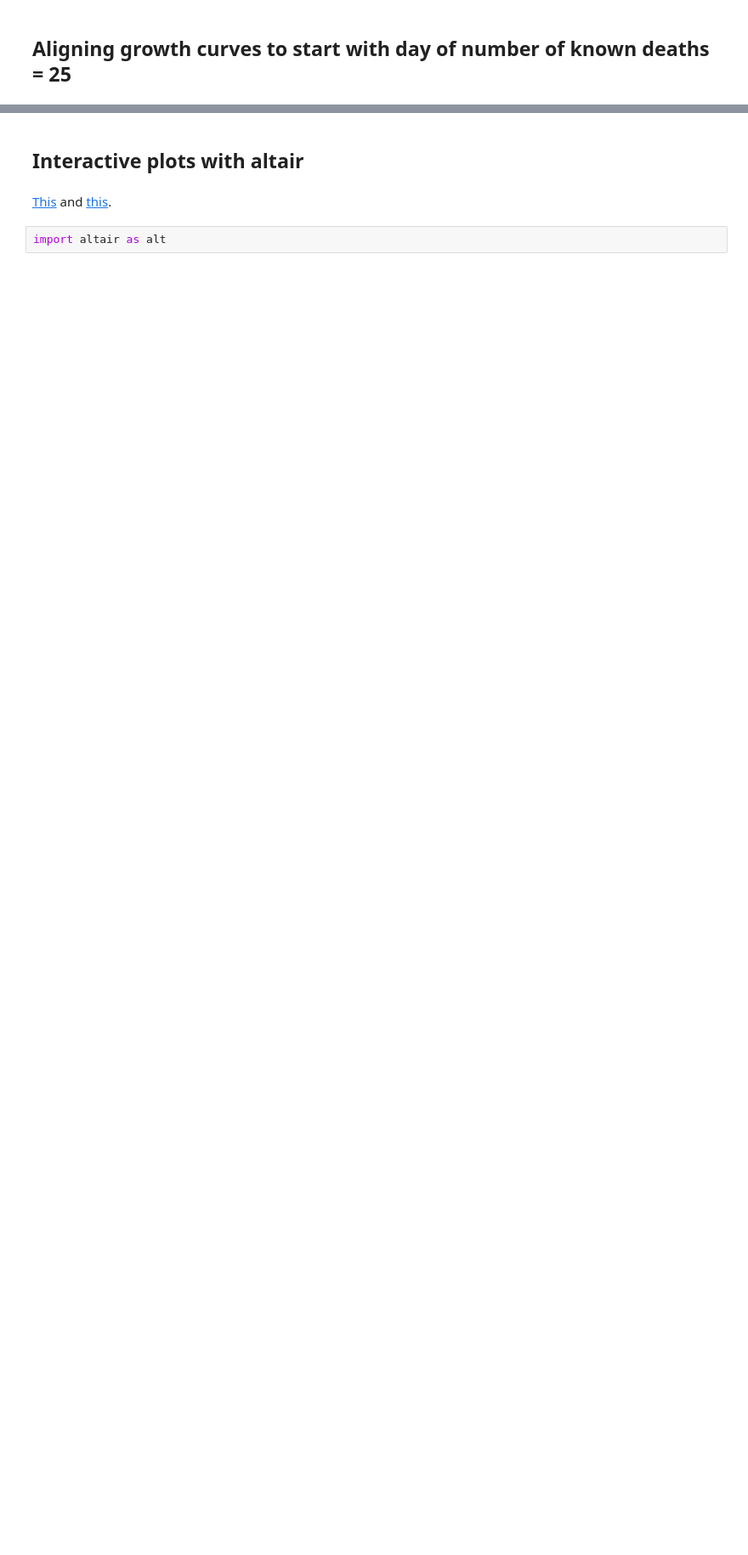
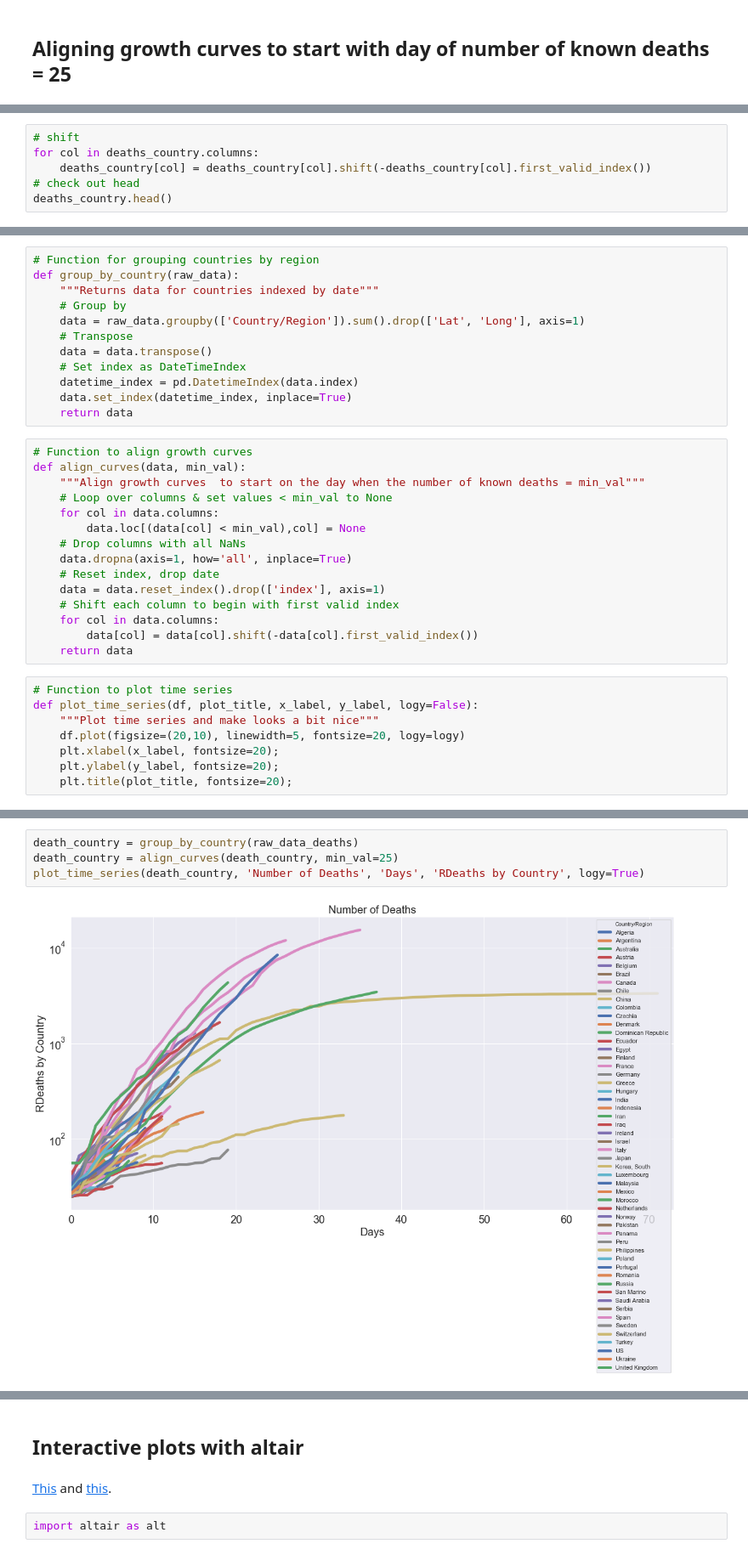
Before and after one commit to datacamp/COVID-19-EDA-tutorial, a Jupyter notebook: notebooks/1-COVID-19-EDA-solution.ipynb, the cells around one changed output, grey strips where cells are left out. Shown at 85% size. Saved outputs shown, nothing was run; the diff lists cells and outputs as text; blank space fills up the shorter version.

```diff
--- a/notebooks/1-COVID-19-EDA-solution.ipynb
+++ b/notebooks/1-COVID-19-EDA-solution.ipynb
@@ -498,0 +423,6 @@ plot_time_series(clean_df, 'Recovered Patients Logarithmic Time Series', 'Days',
+# %%
+# shift
+for col in deaths_country.columns:
+    deaths_country[col] = deaths_country[col].shift(-deaths_country[col].first_valid_index())
+# check out head
+deaths_country.head()
@@ -498,0 +464,35 @@ plot_time_series(clean_df, 'Recovered Patients Logarithmic Time Series', 'Days',
+# %%
+# Function for grouping countries by region
+def group_by_country(raw_data):
+    """Returns data for countries indexed by date"""
+    # Group by
+    data = raw_data.groupby(['Country/Region']).sum().drop(['Lat', 'Long'], axis=1)
+    # Transpose
+    data = data.transpose()
+    # Set index as DateTimeIndex
+    datetime_index = pd.DatetimeIndex(data.index)
+    data.set_index(datetime_index, inplace=True)
+    return data
+# %%
+# Function to align growth curves
+def align_curves(data, min_val):
+    """Align growth curves  to start on the day when the number of known deaths = min_val"""
+    # Loop over columns & set values < min_val to None
+    for col in data.columns:
+        data.loc[(data[col] < min_val),col] = None
+    # Drop columns with all NaNs
+    data.dropna(axis=1, how='all', inplace=True)
+    # Reset index, drop date
+    data = data.reset_index().drop(['index'], axis=1)
+    # Shift each column to begin with first valid index
+    for col in data.columns:
+        data[col] = data[col].shift(-data[col].first_valid_index())
+    return data
+# %%
+# Function to plot time series
+def plot_time_series(df, plot_title, x_label, y_label, logy=False):
+    """Plot time series and make looks a bit nice"""
+    df.plot(figsize=(20,10), linewidth=5, fontsize=20, logy=logy)
+    plt.xlabel(x_label, fontsize=20);
+    plt.ylabel(y_label, fontsize=20);
+    plt.title(plot_title, fontsize=20);
@@ -498,0 +501,6 @@ plot_time_series(clean_df, 'Recovered Patients Logarithmic Time Series', 'Days',
+# %%
+death_country = group_by_country(raw_data_deaths)
+death_country = align_curves(death_country, min_val=25)
+plot_time_series(death_country, 'Number of Deaths', 'Days', 'RDeaths by Country', logy=True)
+# %% [output]
+[figure, added]
```
Also changed, not shown: parts of 53 cells of this notebook.
